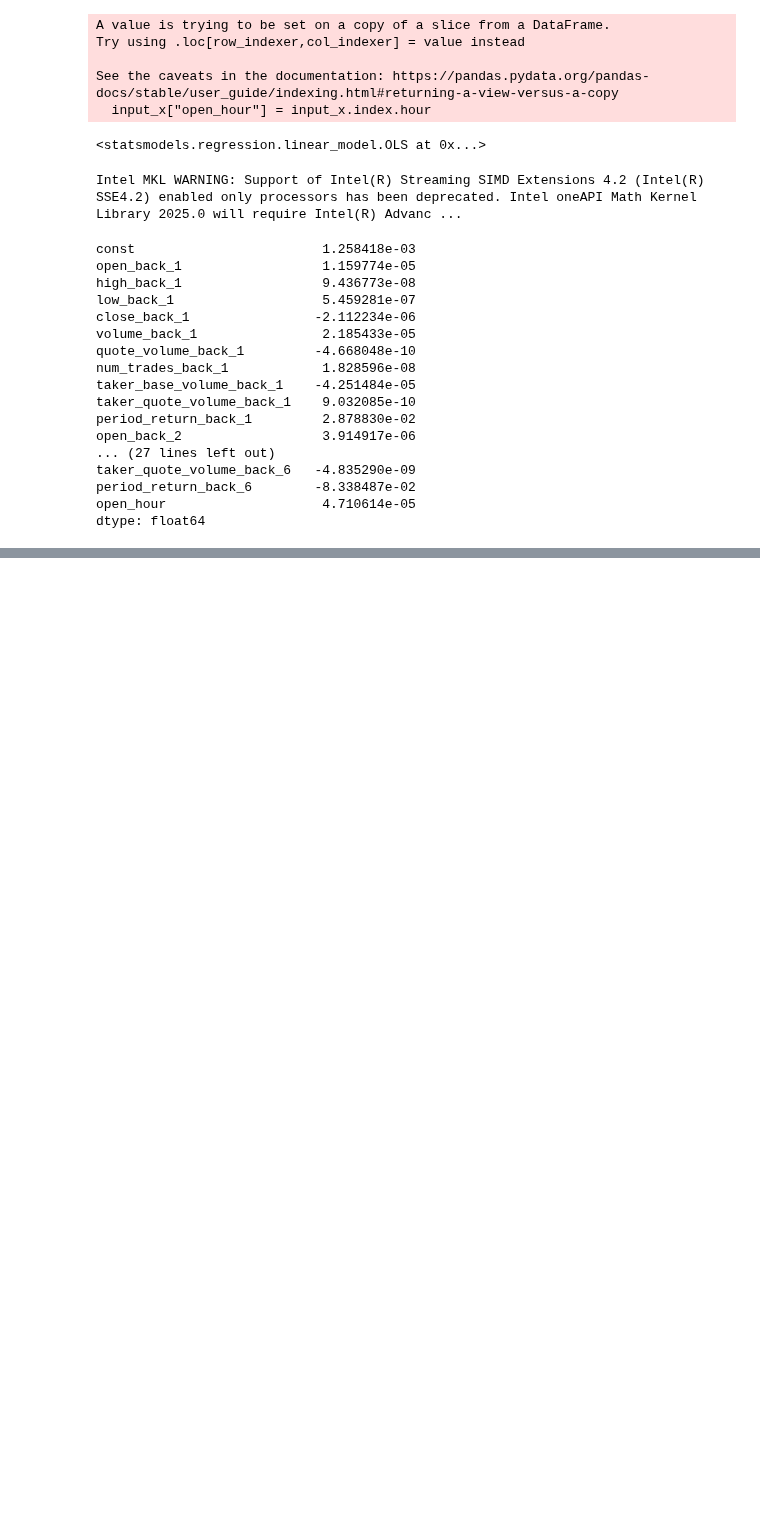
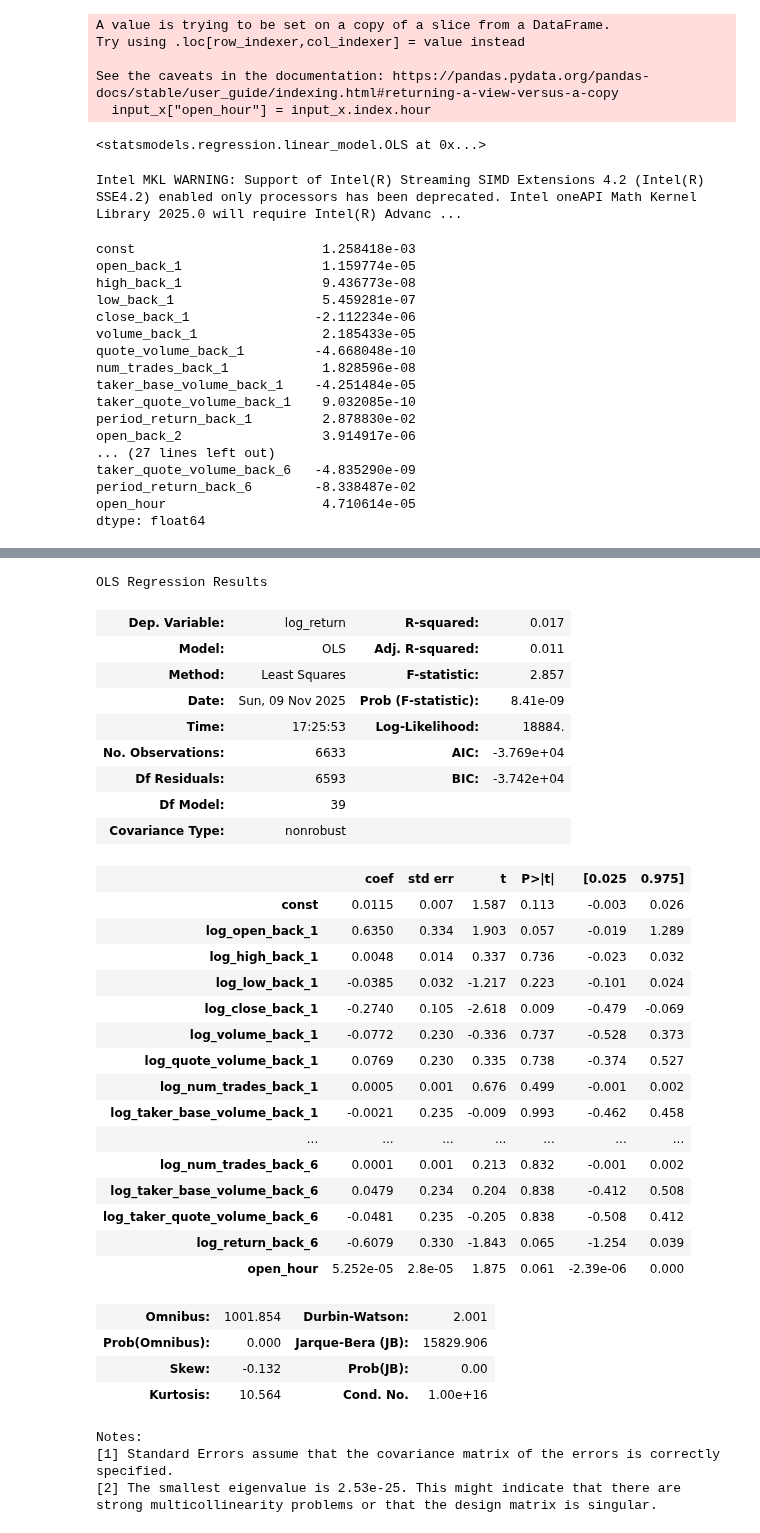
Before and after one commit to wbchristerson/crypto-strategies, a Jupyter notebook: return_prediction.ipynb, the cells around one changed output, grey strips where cells are left out. Saved outputs shown, nothing was run; the diff lists cells and outputs as text; code cells hidden in the pictures; blank space fills up the shorter version.

```diff
--- a/return_prediction.ipynb
+++ b/return_prediction.ipynb
@@ -253,0 +269,5 @@ set(train_x.columns).difference(set(test_x.columns))
+# %%
+log_inputs, log_returns = construct_log_look_back_data(data)
+
+train_x, test_x = get_train_test_data(log_inputs, t)
+train_y, test_y = get_train_test_data(log_returns, t)
@@ -253,0 +283,3 @@ set(train_x.columns).difference(set(test_x.columns))
+# %%
+results = model.fit()
+results.params
@@ -253,0 +305,37 @@ set(train_x.columns).difference(set(test_x.columns))
+# %%
+results.summary()
+# %% [output]
+OLS Regression Results
+| Dep. Variable: | log_return | R-squared: | 0.017 |
+| Model: | OLS | Adj. R-squared: | 0.011 |
+| Method: | Least Squares | F-statistic: | 2.857 |
+| Date: | Sun, 09 Nov 2025 | Prob (F-statistic): | 8.41e-09 |
+| Time: | 17:25:53 | Log-Likelihood: | 18884. |
+| No. Observations: | 6633 | AIC: | -3.769e+04 |
+| Df Residuals: | 6593 | BIC: | -3.742e+04 |
+| Df Model: | 39 |  |  |
+| Covariance Type: | nonrobust |  |  |
+|  | coef | std err | t | P>|t| | [0.025 | 0.975] |
+| const | 0.0115 | 0.007 | 1.587 | 0.113 | -0.003 | 0.026 |
+| log_open_back_1 | 0.6350 | 0.334 | 1.903 | 0.057 | -0.019 | 1.289 |
+| log_high_back_1 | 0.0048 | 0.014 | 0.337 | 0.736 | -0.023 | 0.032 |
+| log_low_back_1 | -0.0385 | 0.032 | -1.217 | 0.223 | -0.101 | 0.024 |
+| log_close_back_1 | -0.2740 | 0.105 | -2.618 | 0.009 | -0.479 | -0.069 |
+| log_volume_back_1 | -0.0772 | 0.230 | -0.336 | 0.737 | -0.528 | 0.373 |
+| log_quote_volume_back_1 | 0.0769 | 0.230 | 0.335 | 0.738 | -0.374 | 0.527 |
+| log_num_trades_back_1 | 0.0005 | 0.001 | 0.676 | 0.499 | -0.001 | 0.002 |
+| log_taker_base_volume_back_1 | -0.0021 | 0.235 | -0.009 | 0.993 | -0.462 | 0.458 |
+| ... | ... | ... | ... | ... | ... | ... |
+| log_num_trades_back_6 | 0.0001 | 0.001 | 0.213 | 0.832 | -0.001 | 0.002 |
+| log_taker_base_volume_back_6 | 0.0479 | 0.234 | 0.204 | 0.838 | -0.412 | 0.508 |
+| log_taker_quote_volume_back_6 | -0.0481 | 0.235 | -0.205 | 0.838 | -0.508 | 0.412 |
+| log_return_back_6 | -0.6079 | 0.330 | -1.843 | 0.065 | -1.254 | 0.039 |
+| open_hour | 5.252e-05 | 2.8e-05 | 1.875 | 0.061 | -2.39e-06 | 0.000 |
+| Omnibus: | 1001.854 | Durbin-Watson: | 2.001 |
+| Prob(Omnibus): | 0.000 | Jarque-Bera (JB): | 15829.906 |
+| Skew: | -0.132 | Prob(JB): | 0.00 |
+| Kurtosis: | 10.564 | Cond. No. | 1.00e+16 |
+Notes:
+[1] Standard Errors assume that the covariance matrix of the errors is correctly specified.
+[2] The smallest eigenvalue is 2.53e-25. This might indicate that there are
+strong multicollinearity problems or that the design matrix is singular.
```
Also changed, not shown: parts of 16 cells of this notebook.
